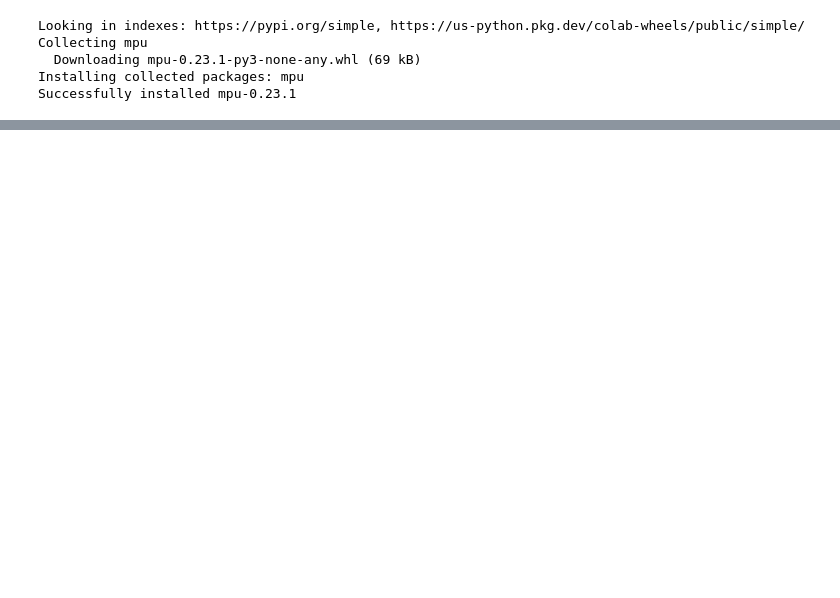
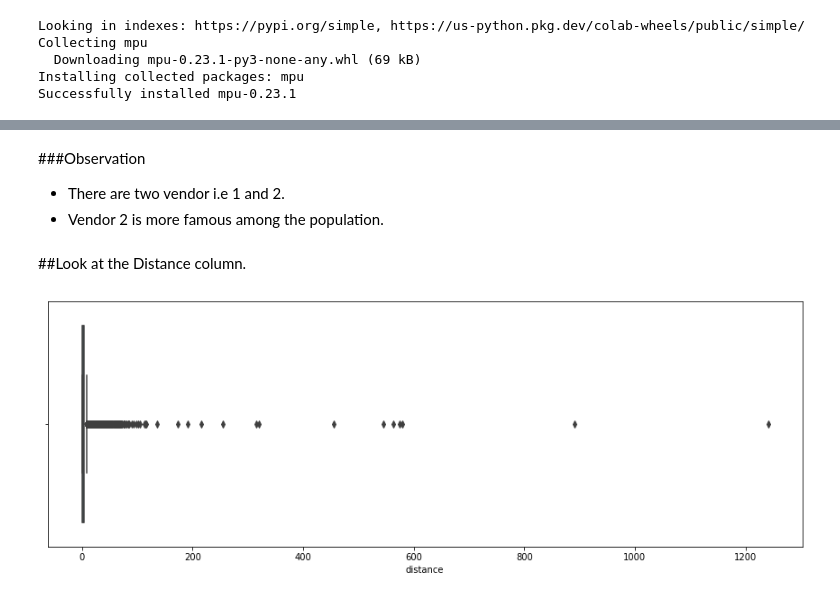
Before and after one commit to varnit836/NYC-Taxi-Trip-Time-Prediction, a Jupyter notebook: NYC_Taxi_Trip_Time_Prediction_Capstone_Project.ipynb, the cells around one changed output, grey strips where cells are left out. Drawn from its saved outputs; the diff is of its cells as text; code cells hidden in the pictures; blank space fills up the shorter version.

```diff
--- a/NYC_Taxi_Trip_Time_Prediction_Capstone_Project.ipynb
+++ b/NYC_Taxi_Trip_Time_Prediction_Capstone_Project.ipynb
@@ -154,0 +199,12 @@ df.dtypes.reset_index()
+# %% [markdown]
+###Observation
+* There are two vendor i.e 1 and 2.
+* Vendor 2 is more famous among the population.
+# %% [markdown]
+##Look at the Distance column.
+# %%
+plt.figure(figsize = (15,5))
+sns.boxplot(df.distance)
+plt.show()
+# %% [output]
+[figure, added]
```
Also changed, not shown: parts of 20 cells of this notebook.
